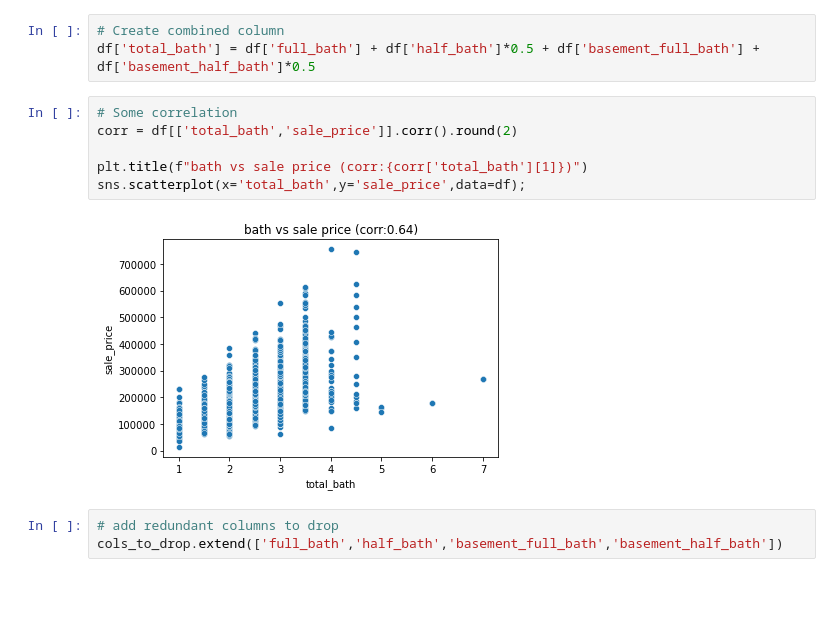
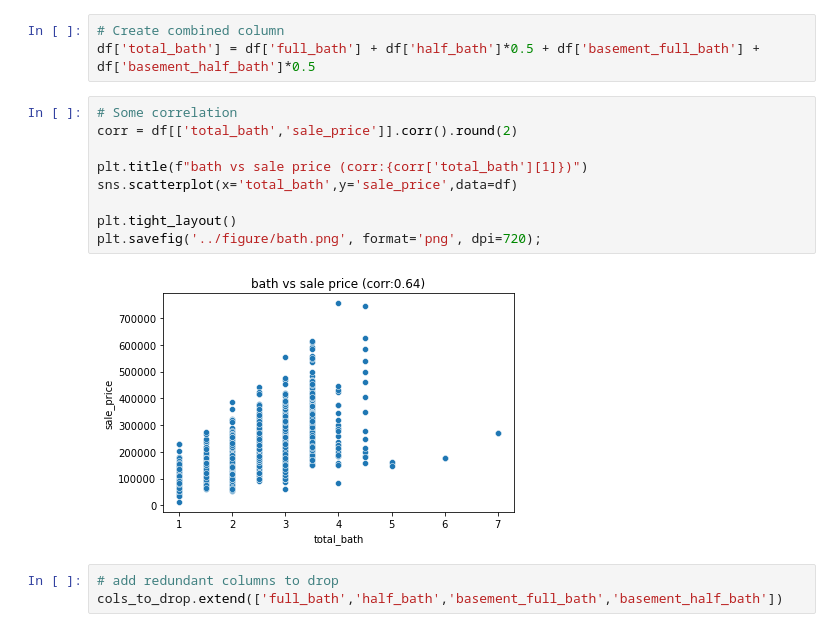
Before and after one commit to krisgch/dsi_project_ames, a Jupyter notebook: code/02_preprocessing_feature_engineering.ipynb, the cells around one changed output. Saved outputs shown, nothing was run; the diff lists cells and outputs as text; blank space fills up the shorter version.

```diff
--- a/code/02_preprocessing_feature_engineering.ipynb
+++ b/code/02_preprocessing_feature_engineering.ipynb
@@ -267,11 +283,14 @@ df['total_bath'] = df['full_bath'] + df['half_bath']*0.5 + df['basement_full_bat
 # %%
 # Some correlation
 corr = df[['total_bath','sale_price']].corr().round(2)
 
 plt.title(f"bath vs sale price (corr:{corr['total_bath'][1]})")
-sns.scatterplot(x='total_bath',y='sale_price',data=df);
+sns.scatterplot(x='total_bath',y='sale_price',data=df)
+
+plt.tight_layout()
+plt.savefig('../figure/bath.png', format='png', dpi=720);
 # %% [output]
-[figure, old version]
+[figure, new version]
 # %%
 # add redundant columns to drop
 cols_to_drop.extend(['full_bath','half_bath','basement_full_bath','basement_half_bath'])
```
Also changed, not shown: parts of 15 cells of this notebook, 13 other files.
